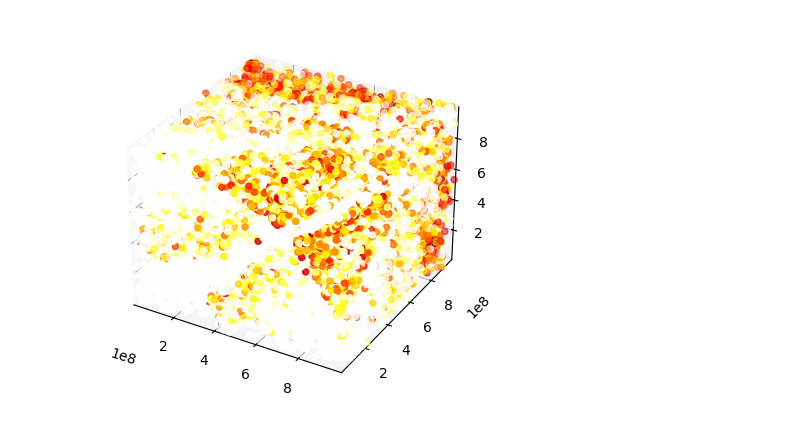
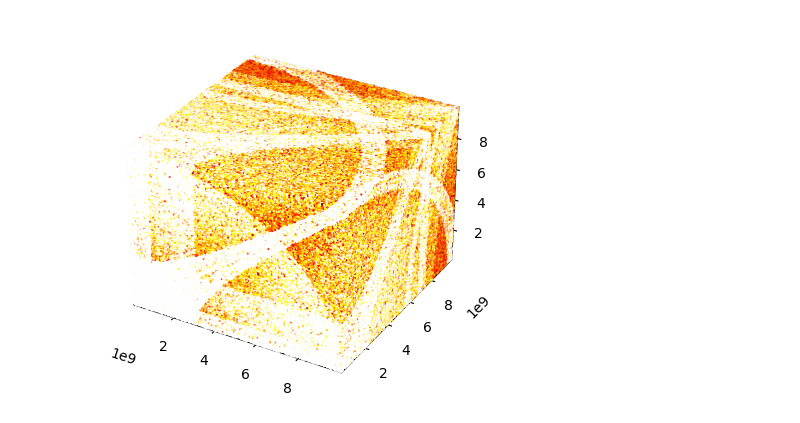
Before and after one commit to AustinPolk/particle-swarm, a Jupyter notebook: magic2.ipynb, the cells around one changed output. Cells and saved outputs as stored; diff of their text form; code cells hidden in the pictures.

Commit message:
Upgrade to dope visuals

```diff
--- a/magic2.ipynb
+++ b/magic2.ipynb
@@ -69,8 +131,8 @@ from particles import SwarmParameters, Swarm
 import numpy as np
 
 lower = np.array([1, 1, 1], dtype=int)
-upper = np.array([1_000_000_000, 1_000_000_000, 1_000_000_000], dtype=int)
-params = SwarmParameters(3, 100, lower, upper, 2, parametrized_objective2, 'separate', 1)
+upper = np.array([10_000_000_000, 10_000_000_000, 10_000_000_000], dtype=int)
+params = SwarmParameters(3, 10000, lower, upper, 2, parametrized_objective2, 'separate', 1)
 s = Swarm(params)
 print(len(s.all_particles()))
 # %% [output]
@@ -78,4 +148,4 @@ print(len(s.all_particles()))
 # %%
-plot_particles_3d(s.all_particles(), clamp_color=True)
+plot_particles_3d(s.all_particles(), clamp_color=True, s=0.5)
 # %% [output]
-[figure, old version]
+[figure, new version]
```
Also changed, not shown: parts of 4 cells of this notebook.
